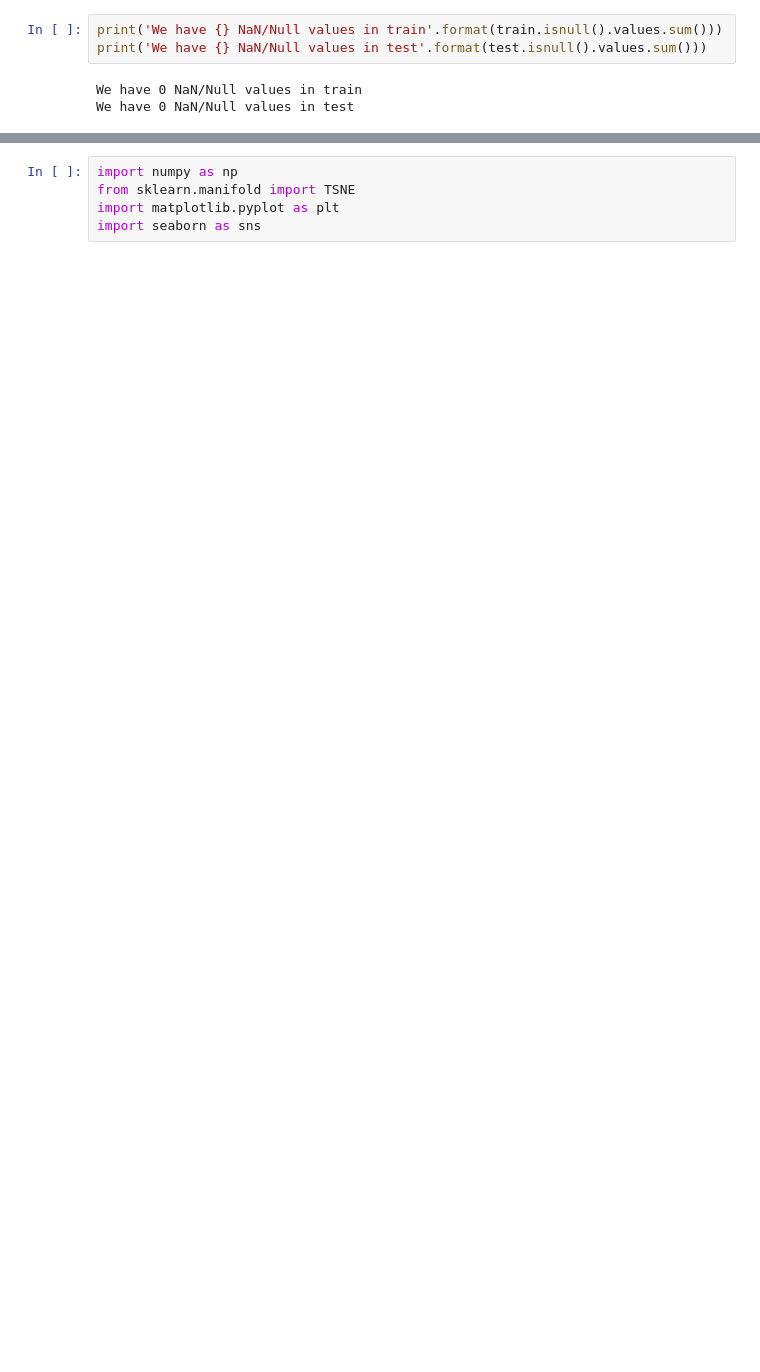
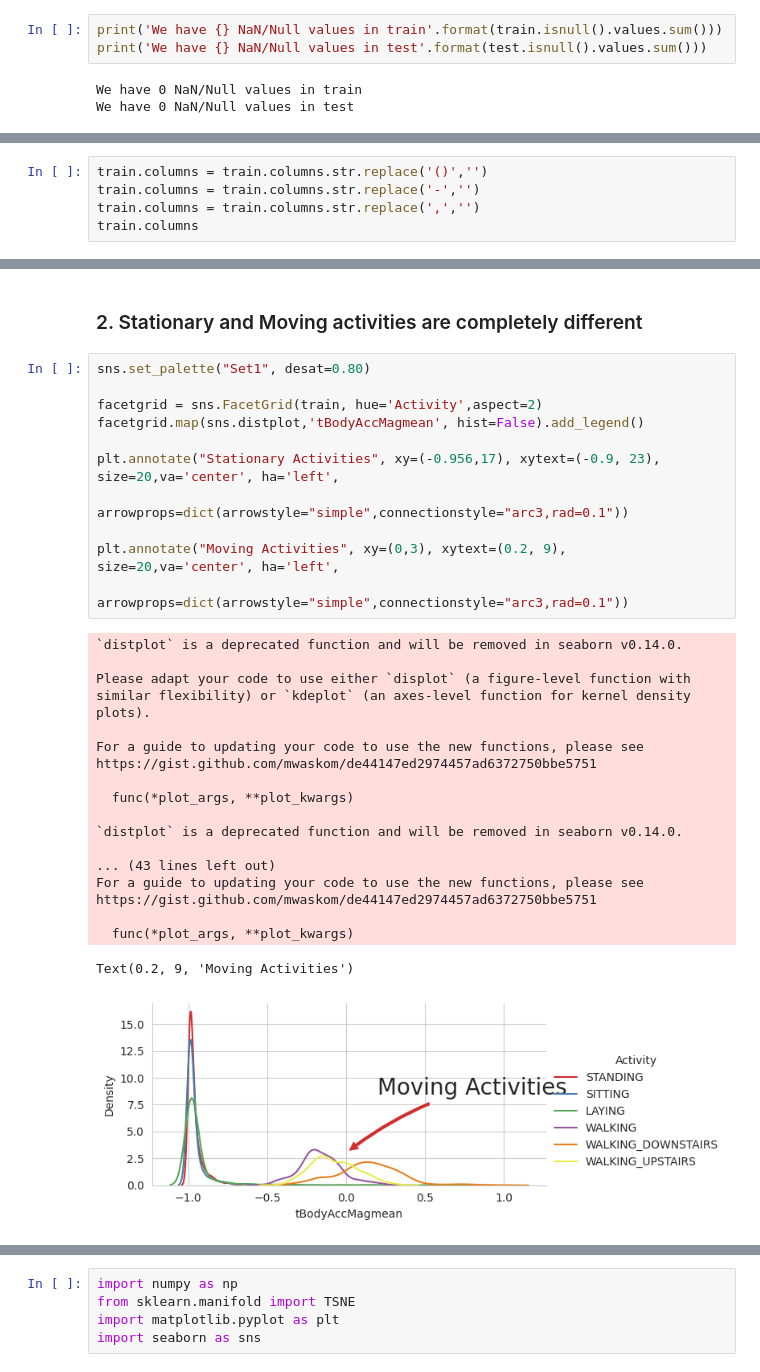
Before and after one commit to MiqueiasSoaresCardoso/T-picos-Avan-ados-em-Metodologia-de-Pesquisa, a Jupyter notebook: Questão02.ipynb, the cells around one changed output, grey strips where cells are left out. Saved outputs shown, nothing was run; the diff lists cells and outputs as text; blank space fills up the shorter version.

```diff
--- a/Questão02.ipynb
+++ b/Questão02.ipynb
@@ -283,0 +255,5 @@ plt.show()
+# %%
+train.columns = train.columns.str.replace('()','')
+train.columns = train.columns.str.replace('-','')
+train.columns = train.columns.str.replace(',','')
+train.columns
@@ -283,0 +305,33 @@ plt.show()
+# %% [markdown]
+### 2. Stationary and Moving activities are completely different
+# %%
+sns.set_palette("Set1", desat=0.80)
+
+facetgrid = sns.FacetGrid(train, hue='Activity',aspect=2)
+facetgrid.map(sns.distplot,'tBodyAccMagmean', hist=False).add_legend()
+
+plt.annotate("Stationary Activities", xy=(-0.956,17), xytext=(-0.9, 23), size=20,va='center', ha='left',
+             arrowprops=dict(arrowstyle="simple",connectionstyle="arc3,rad=0.1"))
+
+plt.annotate("Moving Activities", xy=(0,3), xytext=(0.2, 9), size=20,va='center', ha='left',
+             arrowprops=dict(arrowstyle="simple",connectionstyle="arc3,rad=0.1"))
+# %% [output]
+`distplot` is a deprecated function and will be removed in seaborn v0.14.0.
+
+Please adapt your code to use either `displot` (a figure-level function with
+similar flexibility) or `kdeplot` (an axes-level function for kernel density plots).
+
+For a guide to updating your code to use the new functions, please see
+https://gist.github.com/mwaskom/de44147ed2974457ad6372750bbe5751
+
+  func(*plot_args, **plot_kwargs)
+
+`distplot` is a deprecated function and will be removed in seaborn v0.14.0.
+
+... (43 lines left out)
+For a guide to updating your code to use the new functions, please see
+https://gist.github.com/mwaskom/de44147ed2974457ad6372750bbe5751
+
+  func(*plot_args, **plot_kwargs)
+Text(0.2, 9, 'Moving Activities')
+[figure, added]
```
Also changed, not shown: parts of 89 cells of this notebook, 17 other files.
